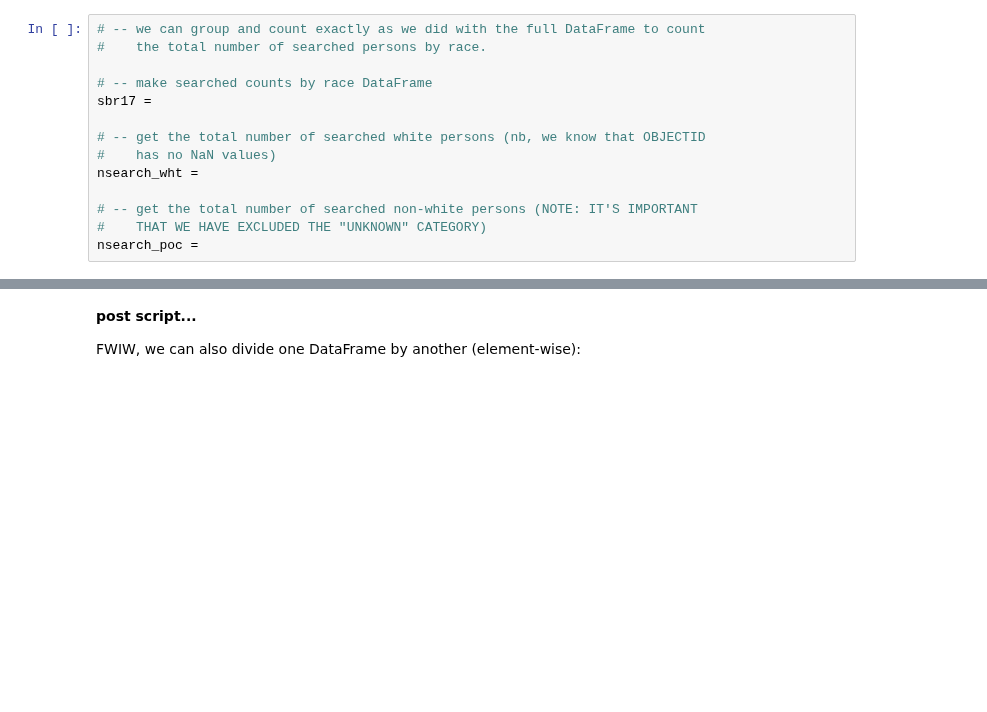
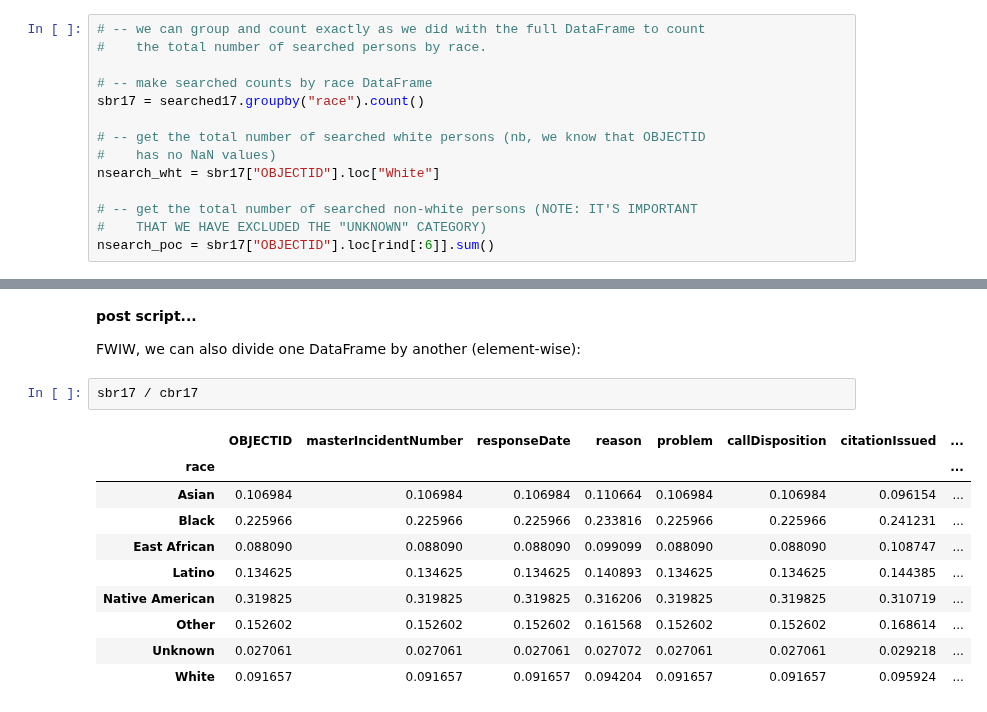
Before and after one commit to ReidelVichot/DSTEP23, a Jupyter notebook: week_4/dstep23_minneapolis_police_stops_rvichot.ipynb, the cells around one changed output, grey strips where cells are left out. Cells and saved outputs as stored; diff of their text form; blank space fills up the shorter version.

```diff
--- a/week_4/dstep23_minneapolis_police_stops_rvichot.ipynb
+++ b/week_4/dstep23_minneapolis_police_stops_rvichot.ipynb
@@ -394,15 +434,15 @@ searched17 =
 #    the total number of searched persons by race.
 
 # -- make searched counts by race DataFrame
-sbr17 =
+sbr17 = searched17.groupby("race").count()
 
 # -- get the total number of searched white persons (nb, we know that OBJECTID
 #    has no NaN values)
-nsearch_wht =
+nsearch_wht = sbr17["OBJECTID"].loc["White"]
 
 # -- get the total number of searched non-white persons (NOTE: IT'S IMPORTANT
 #    THAT WE HAVE EXCLUDED THE "UNKNOWN" CATEGORY)
-nsearch_poc =
+nsearch_poc = sbr17["OBJECTID"].loc[rind[:6]].sum()
 # %% [markdown]
 **And so finally, we can divide to get the ratio:**
 # %%
@@ -414,3 +457,16 @@ print("fraction of stopped persons of color that are searched : {0:4.3}".format(
 **post script...**
 
 FWIW, we can also divide one DataFrame by another (element-wise):
+# %%
+sbr17 / cbr17
+# %% [output]
+|  | OBJECTID | masterIncidentNumber | responseDate | reason | problem | callDisposition | citationIssued | ... |
+| race |  |  |  |  |  |  |  | ... |
+| Asian | 0.106984 | 0.106984 | 0.106984 | 0.110664 | 0.106984 | 0.106984 | 0.096154 | ... |
+| Black | 0.225966 | 0.225966 | 0.225966 | 0.233816 | 0.225966 | 0.225966 | 0.241231 | ... |
+| East African | 0.088090 | 0.088090 | 0.088090 | 0.099099 | 0.088090 | 0.088090 | 0.108747 | ... |
+| Latino | 0.134625 | 0.134625 | 0.134625 | 0.140893 | 0.134625 | 0.134625 | 0.144385 | ... |
+| Native American | 0.319825 | 0.319825 | 0.319825 | 0.316206 | 0.319825 | 0.319825 | 0.310719 | ... |
+| Other | 0.152602 | 0.152602 | 0.152602 | 0.161568 | 0.152602 | 0.152602 | 0.168614 | ... |
+| Unknown | 0.027061 | 0.027061 | 0.027061 | 0.027072 | 0.027061 | 0.027061 | 0.029218 | ... |
+| White | 0.091657 | 0.091657 | 0.091657 | 0.094204 | 0.091657 | 0.091657 | 0.095924 | ... |
```
Also changed, not shown: parts of 8 cells of this notebook.
